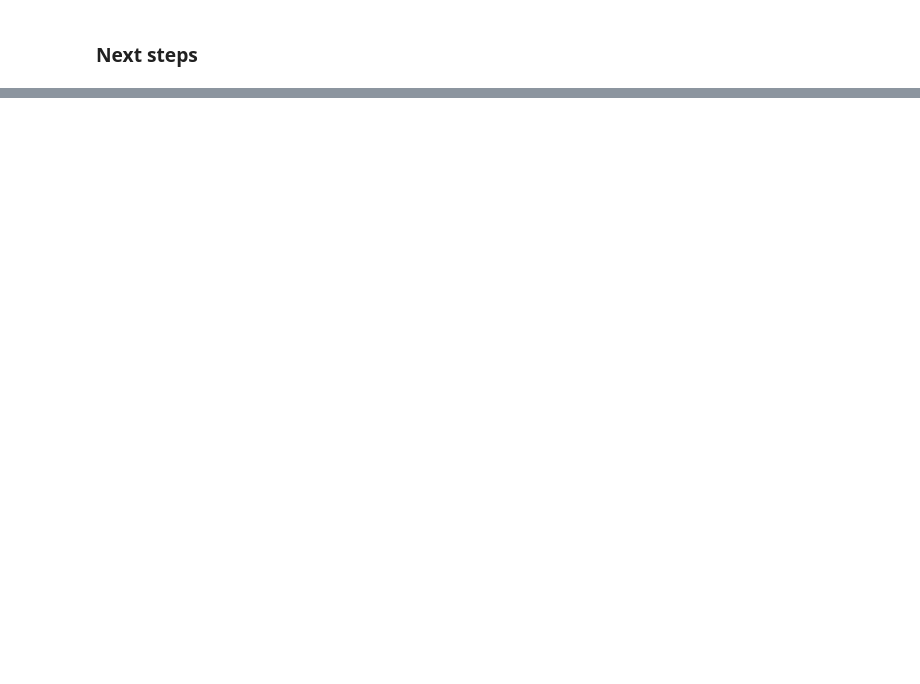
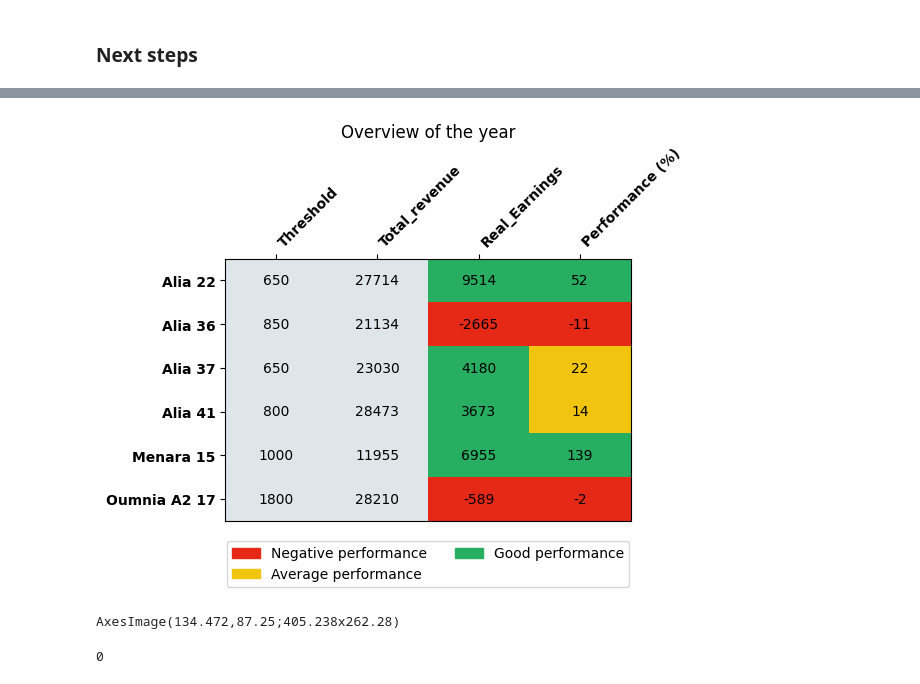
Before and after one commit to Alayadi-94/08-Rentals_Automated_Pipeline, a Jupyter notebook: testings.ipynb, the cells around one changed output, grey strips where cells are left out. Drawn from its saved outputs; the diff is of its cells as text; code cells hidden in the pictures; blank space fills up the shorter version.

Commit message:
functionalized perf

```diff
--- a/testings.ipynb
+++ b/testings.ipynb
@@ -467,0 +464,59 @@ cleaned_df[(cleaned_df['Apartment_code']=='Alia 36') | (cleaned_df['Apartment_co
+# %%
+def display_perf(df):
+
+
+    color_criteria = perf_color_grid(df)
+
+
+    # Define custom colors: Red, Grey, Yellow, Green
+    colors_list = ["#E52916", "#dfe6e9", "#F1C40F", "#27AE60"]
+    custom_colors = ListedColormap(colors_list)
+
+
+    # Define boundaries for color mapping: -2, 0, 1, 2
+    boundaries = [-2.5, -0.5, 0.5, 1.5, 2.5]  # The boundaries define where each color will start and end
+
+    # Use BoundaryNorm to map the values (-2, 0, 1, 2) to the colors
+    norm = BoundaryNorm(boundaries, custom_colors.N)
+
+    # Display the DataFrame using imshow with custom colors
+    fig, ax = plt.subplots(figsize=(6, 5))
+    im = ax.imshow(color_criteria, cmap=custom_colors, norm=norm, aspect="auto")
+
+    # Add text annotations for each cell
+    for i in range(len(df)):
+        for j in range(len(df.columns)):
+            cell_value = df.iloc[i, j]
+            ax.text(j, i, cell_value, ha="center", va="center", color="black")
+
+
+    # Customize x-ticks and y-ticks
+    ax.set_xticks(np.arange(len(df.columns)))
+    ax.set_xticklabels(df.columns, rotation=45, ha="left", weight="bold")  # Rotate x-ticks
+    ax.tick_params(axis="x", top=True, labeltop=True, bottom=False, labelbottom=False)  # Move x-ticks to the top
+    ax.set_yticks(np.arange(len(df.index)))
+    ax.set_yticklabels(df.index, weight="bold")  # Make y-ticks smaller
+
+    # Create custom legend patches
+    legend_elements = [
+        Patch(color=colors_list[0], label=f"Negative performance"),
+        Patch(color=colors_list[2], label=f"Average performance"),
+        Patch(color=colors_list[3], label=f"Good performance")
+        ]
+    # Add the legend below the table
+    ax.legend(handles=legend_elements, loc="upper center", bbox_to_anchor=(0.5, -0.05), ncol=2)
+
+    # Set title and adjust layout
+    ax.set_title("Overview of the year")
+    plt.tight_layout()
+    plt.show()
+
+    print(im)
+
+    return 0
+
+display_perf(analysis_table)
+# %% [output]
+[figure, added]
+AxesImage(134.472,87.25;405.238x262.28)
+0
```
Also changed, not shown: parts of 19 cells of this notebook, 8 other files.
